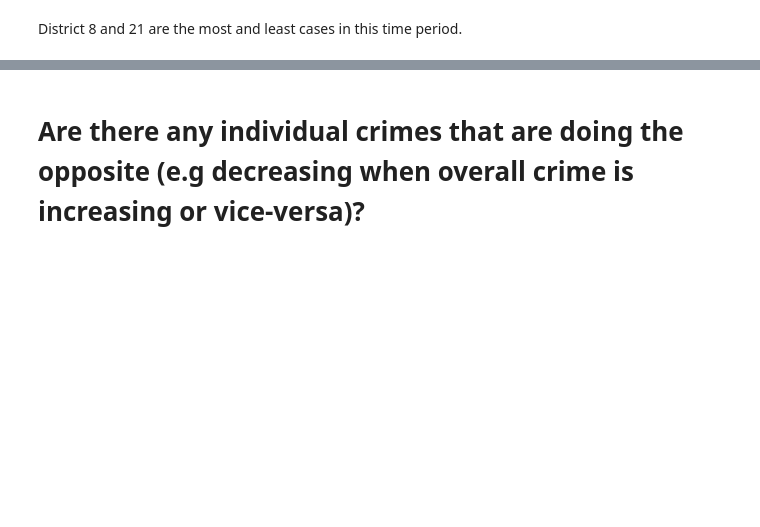
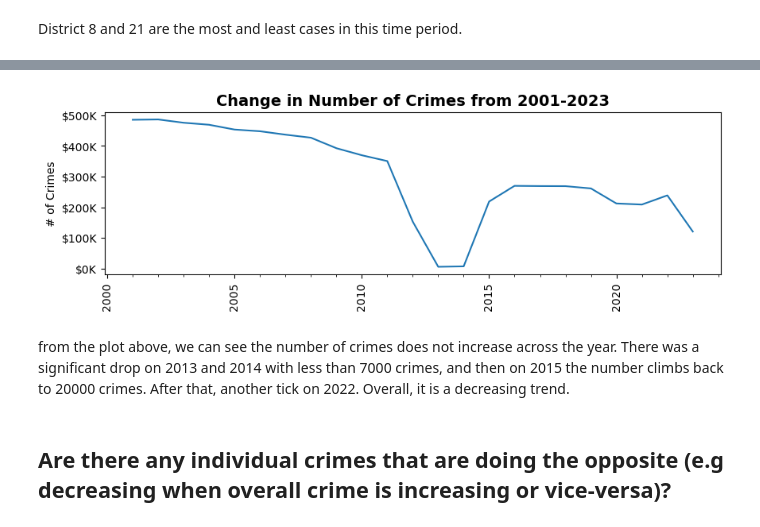
Before and after one commit to hawkeyedatatsai/Chicago-Crime-Data, a Jupyter notebook: Questions.ipynb, the cells around one changed output, grey strips where cells are left out. Cells and saved outputs as stored; diff of their text form; code cells hidden in the pictures; blank space fills up the shorter version.

```diff
--- a/Questions.ipynb
+++ b/Questions.ipynb
@@ -9,6 +9,12 @@ from matplotlib import dates as mdates
 from matplotlib import ticker as mticks
 pd.set_option('display.max_columns', 100)
 pd.set_option('display.float_format',lambda x: f"{x:,.2f}")
+# %%
+# function for formatting money in thousands
+def thousands(x, pos):
+    xk = x/1000
+    return f"${xk:,.0f}K"
+str_fmt = mticks.FuncFormatter(thousands)
 # %%
 # find all csv file under Data/Chicago folder
 path = 'Data/Chicago'
@@ -166,0 +179,6 @@ District 8 and 21 are the most and least cases in this time period.
+# %%
+# resample resampled_df from daily to yearly
+crime_year = resampled_df.resample('AS')['Count'].sum().reset_index()
+crime_year['Date'] = pd.to_datetime(crime_year['Date'])
+crime_year = crime_year.set_index('Date')
+crime_year
@@ -166,0 +204,25 @@ District 8 and 21 are the most and least cases in this time period.
+# %%
+# plot new yearly resampled_df
+
+## create tick locators and formatters
+loc_5year = mdates.YearLocator(5)
+fmt_year = mdates.DateFormatter("%Y")
+loc_year = mdates.YearLocator(1)
+
+plt.rcParams['figure.figsize'] = (10,3)
+fig, ax = plt.subplots()
+ax.plot(crime_year.index, crime_year.values)
+
+ax.set_title('Change in Number of Crimes from 2001-2023', fontsize=14, weight = 'bold')
+ax.set_ylabel('# of Crimes')
+
+ax.xaxis.set_major_locator(loc_5year)
+ax.xaxis.set_major_formatter(fmt_year)
+ax.xaxis.set_minor_locator(loc_year)
+
+ax.yaxis.set_major_formatter(str_fmt)
+
+fig = ax.get_figure()
+fig.autofmt_xdate(rotation = 90, ha = 'center')
+# %% [output]
+[figure, added]
@@ -167,2 +233,4 @@ District 8 and 21 are the most and least cases in this time period.
+# %% [markdown]
+from the plot above, we can see the number of crimes does not increase across the year. There was a significant drop on 2013 and 2014 with less than 7000 crimes, and then on 2015 the number climbs back to 20000 crimes. After that, another tick on 2022. Overall, it is a decreasing trend.
 # %% [markdown]
-# Are there any individual crimes that are doing the opposite (e.g decreasing when overall crime is increasing or vice-versa)?
+## Are there any individual crimes that are doing the opposite (e.g decreasing when overall crime is increasing or vice-versa)?
```
Also changed, not shown: parts of 32 cells of this notebook, 4 other files.
